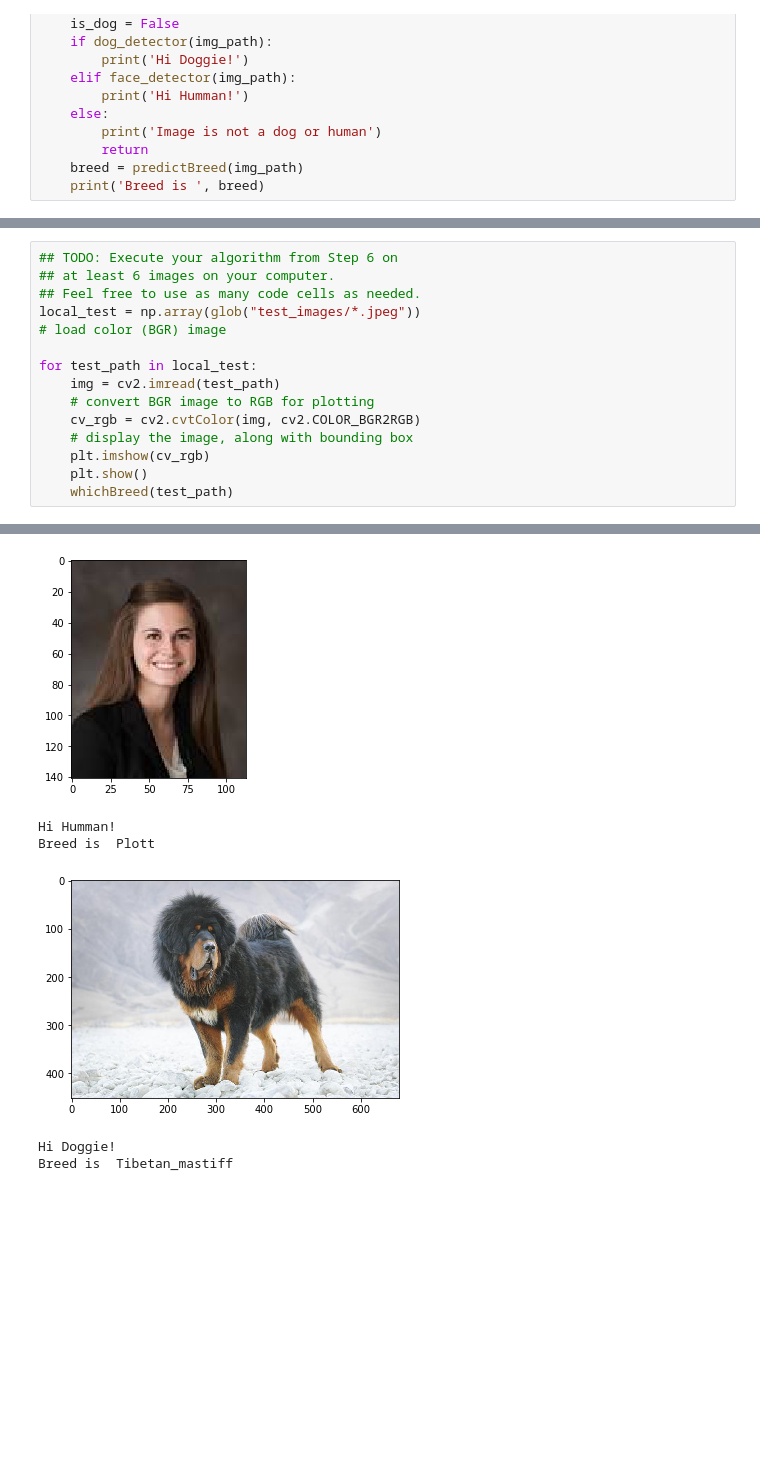
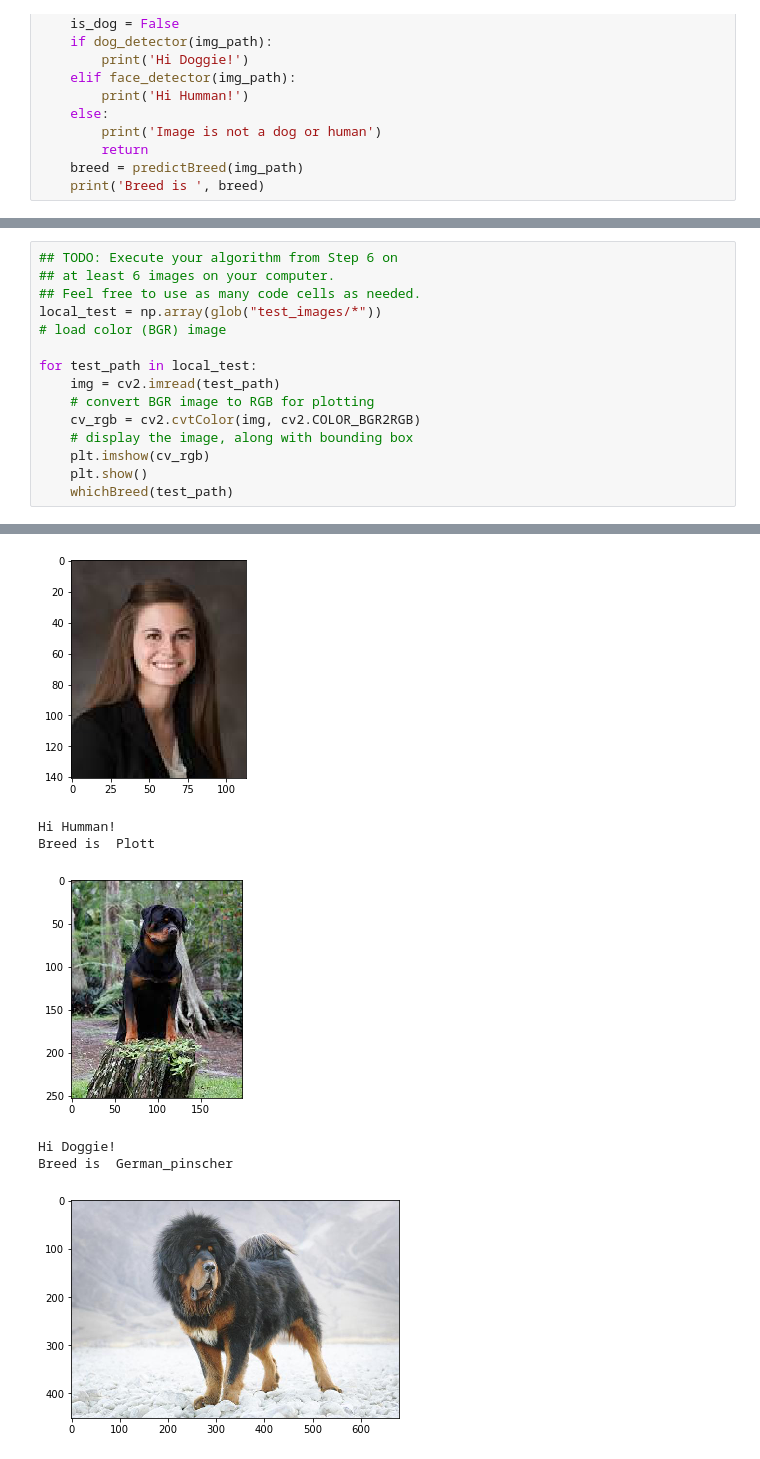
Before and after one commit to yajneshvar/dog-project, a Jupyter notebook: dog_app.ipynb, the cells around one changed output, grey strips where cells are left out. Cells and saved outputs as stored; diff of their text form; blank space fills up the shorter version.

```diff
--- a/dog_app.ipynb
+++ b/dog_app.ipynb
@@ -734,28 +734,29 @@ __Answer:__ The output is better than expected. The dogs breed were correctly id
 # %%
 ## TODO: Execute your algorithm from Step 6 on
 ## at least 6 images on your computer.
 ## Feel free to use as many code cells as needed.
-local_test = np.array(glob("test_images/*.jpeg"))
+local_test = np.array(glob("test_images/*"))
 # load color (BGR) image
 
 for test_path in local_test:
     img = cv2.imread(test_path)
     # convert BGR image to RGB for plotting
     cv_rgb = cv2.cvtColor(img, cv2.COLOR_BGR2RGB)
     # display the image, along with bounding box
     plt.imshow(cv_rgb)
     plt.show()
     whichBreed(test_path)
 # %% [output]
 [figure]
 Hi Doggie!
 Breed is  Bullmastiff
 [figure]
 Hi Humman!
 Breed is  Beagle
 [figure]
 Hi Humman!
 Breed is  Plott
-[figure, old version]
+[figure, new version]
 Hi Doggie!
-Breed is  Tibetan_mastiff
+Breed is  German_pinscher
+[figure, added]
```
Also changed, not shown: parts of 5 cells of this notebook, 3 other files.
